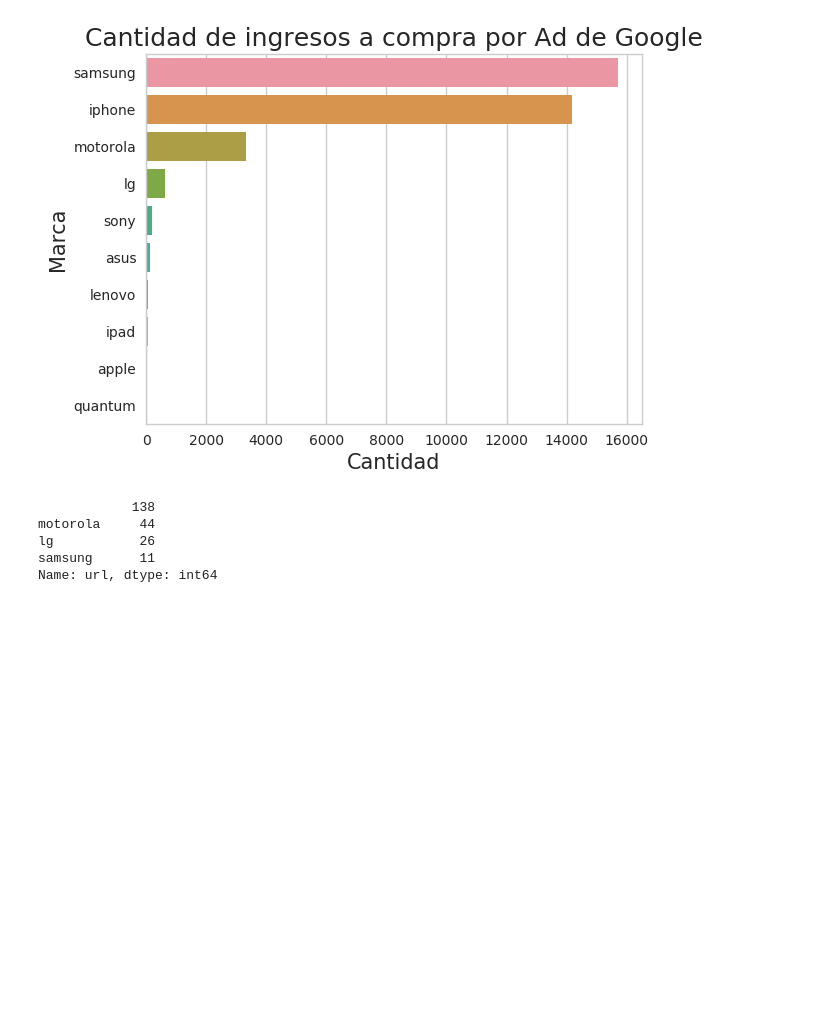
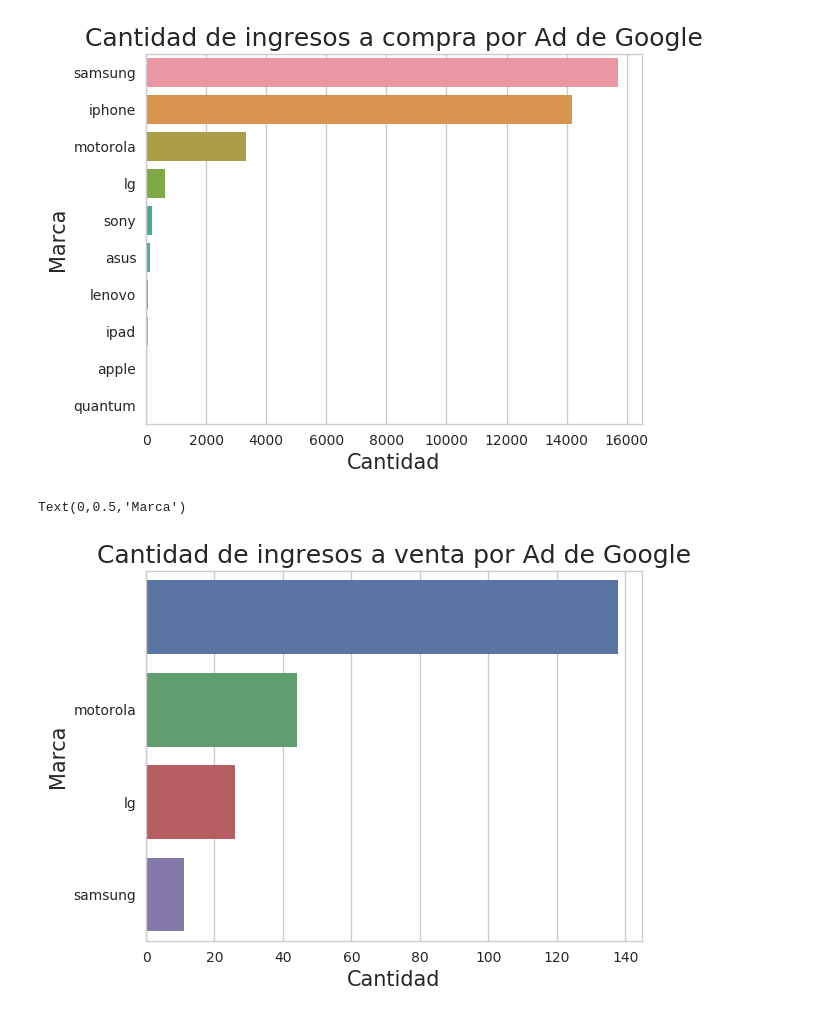
Before and after one commit to EugeFranchi/TP1_Datos, a Jupyter notebook: TpDatos.ipynb, the cells around one changed output. Drawn from its saved outputs; the diff is of its cells as text; code cells hidden in the pictures; blank space fills up the shorter version.

```diff
--- a/TpDatos.ipynb
+++ b/TpDatos.ipynb
@@ -220,14 +230,11 @@ Text(0,0.5,'Marca')
 # %%
 ing = dataframe[dataframe['campaign_source'] == 'google']
 ingresosVentaPorAdDeGoogle = ing['url'].dropna().apply(lambda url: (str(url).split('/')[2]) if (str(url).split('/')[1] == 'vender' and len(str(url).split('/'))>=3) else None).value_counts()
-ingresosVentaPorAdDeGoogle
-#g = sns.barplot(x=ingresosVentaPorAdDeGoogle.values, y=ingresosVentaPorAdDeGoogle.index, orient='h')
-#g.set_title("Cantidad de ingresos a venta por Ad de Google", fontsize=18)
-#g.set_xlabel("Cantidad", fontsize=15)
-#g.set_ylabel("Marca", fontsize=15)
+
+g = sns.barplot(x=ingresosVentaPorAdDeGoogle.values, y=ingresosVentaPorAdDeGoogle.index, orient='h')
+g.set_title("Cantidad de ingresos a venta por Ad de Google", fontsize=18)
+g.set_xlabel("Cantidad", fontsize=15)
+g.set_ylabel("Marca", fontsize=15)
 # %% [output]
-            138
-motorola     44
-lg           26
-samsung      11
-Name: url, dtype: int64
+Text(0,0.5,'Marca')
+[figure, added]
```
Also changed, not shown: parts of 2 cells of this notebook.
